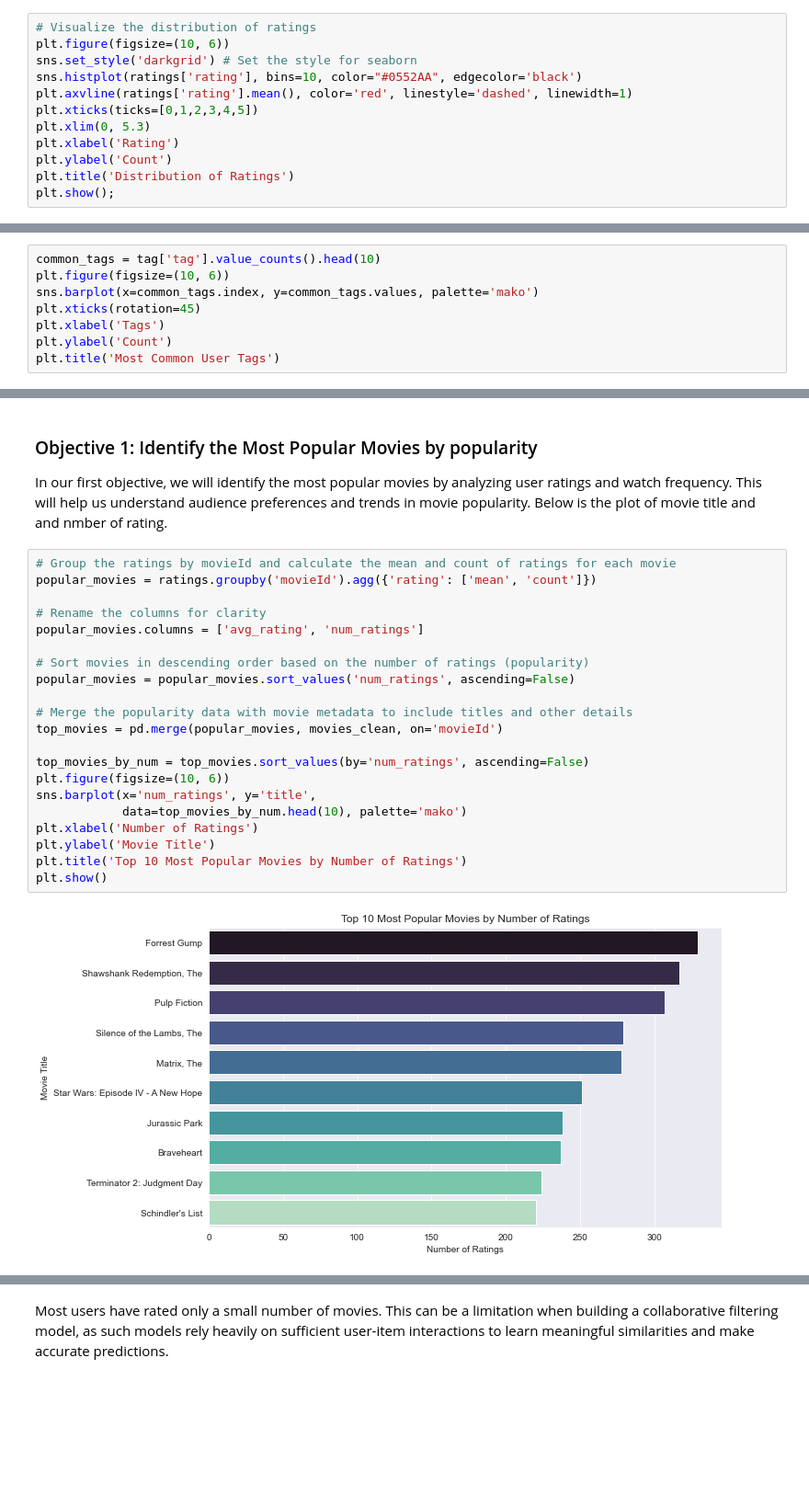
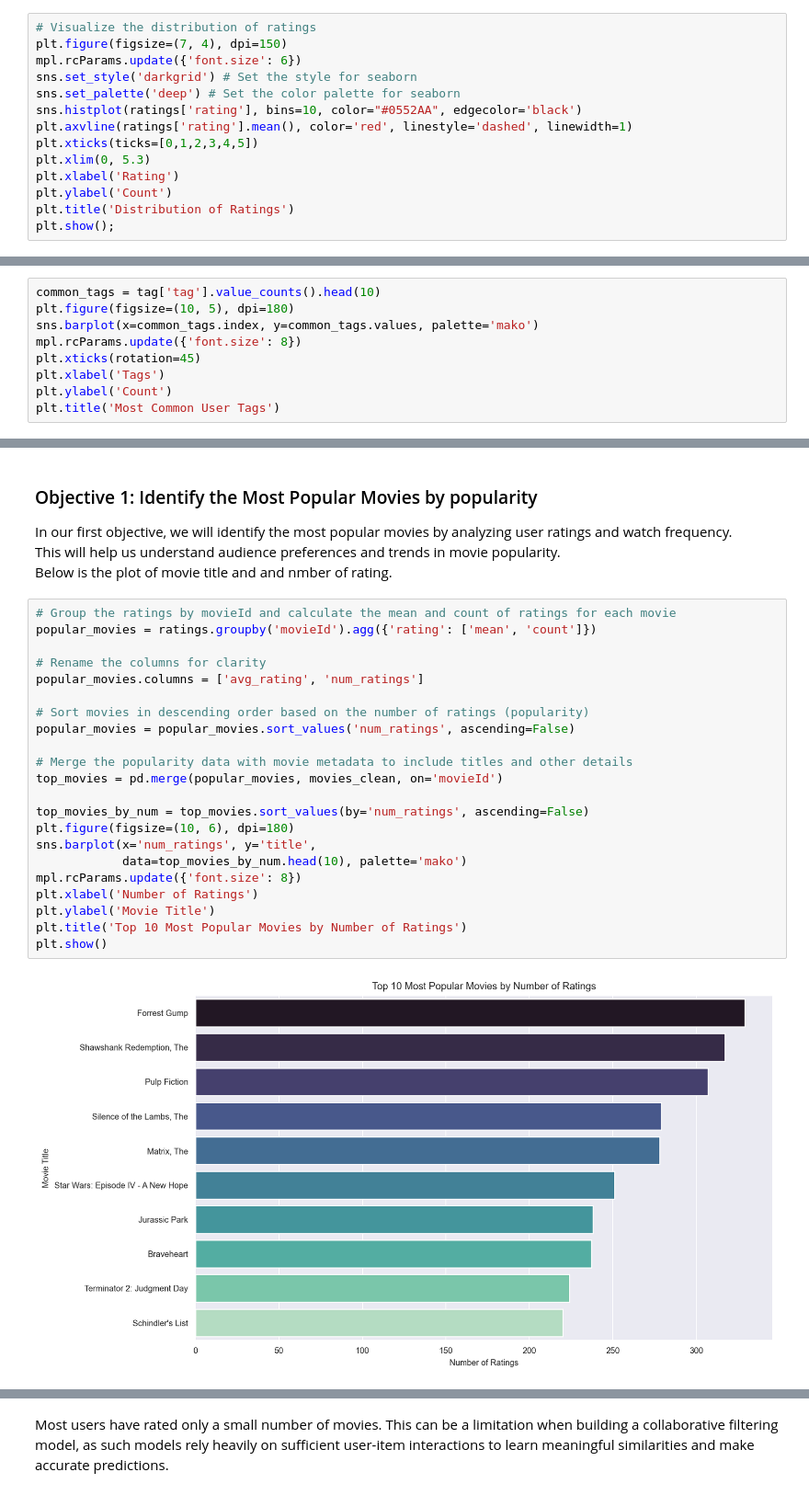
Before and after one commit to Kanyenje-Brian/MovieLens-Recommender, a Jupyter notebook: notebook.ipynb, the cells around one changed output, grey strips where cells are left out. Shown at 92% size. Drawn from its saved outputs; the diff is of its cells as text; blank space fills up the shorter version.

```diff
--- a/notebook.ipynb
+++ b/notebook.ipynb
@@ -270,8 +243,10 @@ The dataset contains no missing or duplicate values.
 Next, we’ll explore the rating column to examine the distribution of user ratings across movies.
 # %%
 # Visualize the distribution of ratings
-plt.figure(figsize=(10, 6))
+plt.figure(figsize=(7, 4), dpi=150)
+mpl.rcParams.update({'font.size': 6})
 sns.set_style('darkgrid') # Set the style for seaborn
+sns.set_palette('deep') # Set the color palette for seaborn
 sns.histplot(ratings['rating'], bins=10, color="#0552AA", edgecolor='black')
 plt.axvline(ratings['rating'].mean(), color='red', linestyle='dashed', linewidth=1)
 plt.xticks(ticks=[0,1,2,3,4,5])
@@ -353,8 +294,9 @@ All the columns seem to be of the correct data type. This dataset also has both
 Let's explore the most common user tags used in movies:
 # %%
 common_tags = tag['tag'].value_counts().head(10)
-plt.figure(figsize=(10, 6))
+plt.figure(figsize=(10, 5), dpi=180)
 sns.barplot(x=common_tags.index, y=common_tags.values, palette='mako')
+mpl.rcParams.update({'font.size': 8})
 plt.xticks(rotation=45)
 plt.xlabel('Tags')
 plt.ylabel('Count')
@@ -609,23 +553,24 @@ Below is the plot of movie title and and nmber of rating.
 # %%
 # Group the ratings by movieId and calculate the mean and count of ratings for each movie
 popular_movies = ratings.groupby('movieId').agg({'rating': ['mean', 'count']})
 
 # Rename the columns for clarity
 popular_movies.columns = ['avg_rating', 'num_ratings']
 
 # Sort movies in descending order based on the number of ratings (popularity)
 popular_movies = popular_movies.sort_values('num_ratings', ascending=False)
 
 # Merge the popularity data with movie metadata to include titles and other details
 top_movies = pd.merge(popular_movies, movies_clean, on='movieId')
 
 top_movies_by_num = top_movies.sort_values(by='num_ratings', ascending=False)
-plt.figure(figsize=(10, 6))
+plt.figure(figsize=(10, 6), dpi=180)
 sns.barplot(x='num_ratings', y='title',
             data=top_movies_by_num.head(10), palette='mako')
+mpl.rcParams.update({'font.size': 8})
 plt.xlabel('Number of Ratings')
 plt.ylabel('Movie Title')
 plt.title('Top 10 Most Popular Movies by Number of Ratings')
 plt.show()
 # %% [output]
-[figure, old version]
+[figure, new version]
```
Also changed, not shown: parts of 73 cells of this notebook.
